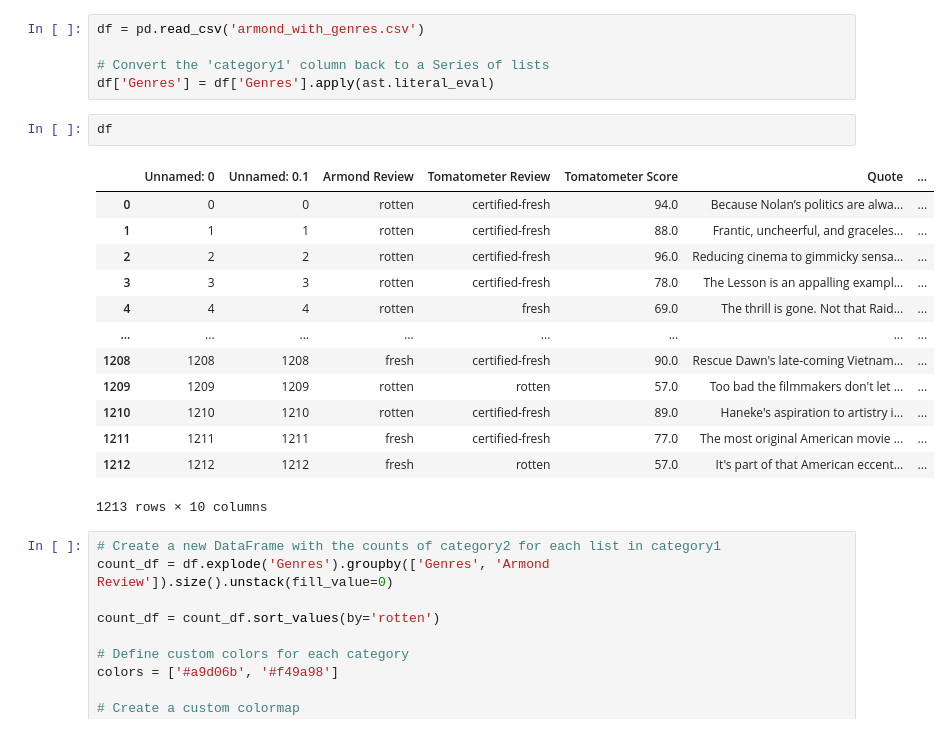
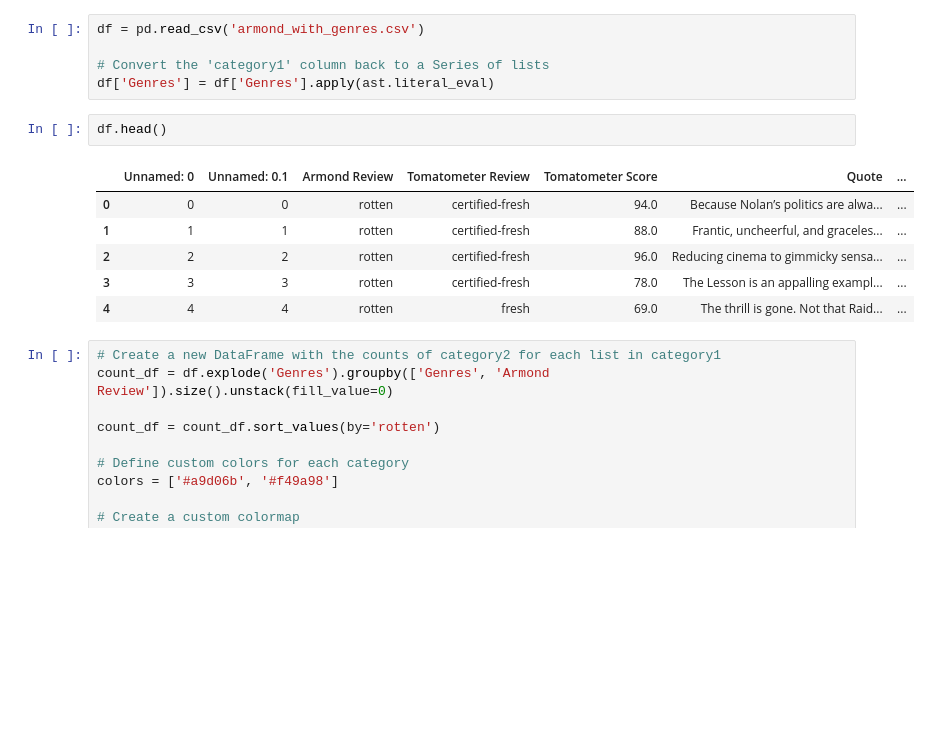
Before and after one commit to biohoo/armond_white_analysis, a Jupyter notebook: Armond White.ipynb, the cells around one changed output. Drawn from its saved outputs; the diff is of its cells as text; blank space fills up the shorter version.

```diff
--- a/Armond White.ipynb
+++ b/Armond White.ipynb
@@ -227,21 +240,14 @@ df = pd.read_csv('armond_with_genres.csv')
 # Convert the 'category1' column back to a Series of lists
 df['Genres'] = df['Genres'].apply(ast.literal_eval)
 # %%
-df
+df.head()
 # %% [output]
 |  | Unnamed: 0 | Unnamed: 0.1 | Armond Review | Tomatometer Review | Tomatometer Score | Quote | ... |
 | 0 | 0 | 0 | rotten | certified-fresh | 94.0 | Because Nolan’s politics are alwa... | ... |
 | 1 | 1 | 1 | rotten | certified-fresh | 88.0 | Frantic, uncheerful, and graceles... | ... |
 | 2 | 2 | 2 | rotten | certified-fresh | 96.0 | Reducing cinema to gimmicky sensa... | ... |
 | 3 | 3 | 3 | rotten | certified-fresh | 78.0 | The Lesson is an appalling exampl... | ... |
 | 4 | 4 | 4 | rotten | fresh | 69.0 | The thrill is gone. Not that Raid... | ... |
-| ... | ... | ... | ... | ... | ... | ... | ... |
-| 1208 | 1208 | 1208 | fresh | certified-fresh | 90.0 | Rescue Dawn's late-coming Vietnam... | ... |
-| 1209 | 1209 | 1209 | rotten | rotten | 57.0 | Too bad the filmmakers don't let ... | ... |
-| 1210 | 1210 | 1210 | rotten | certified-fresh | 89.0 | Haneke's aspiration to artistry i... | ... |
-| 1211 | 1211 | 1211 | fresh | certified-fresh | 77.0 | The most original American movie ... | ... |
-| 1212 | 1212 | 1212 | fresh | rotten | 57.0 | It's part of that American eccent... | ... |
-1213 rows × 10 columns
 # %%
 # Create a new DataFrame with the counts of category2 for each list in category1
 count_df = df.explode('Genres').groupby(['Genres', 'Armond Review']).size().unstack(fill_value=0)
```
Also changed, not shown: parts of 13 cells of this notebook.
